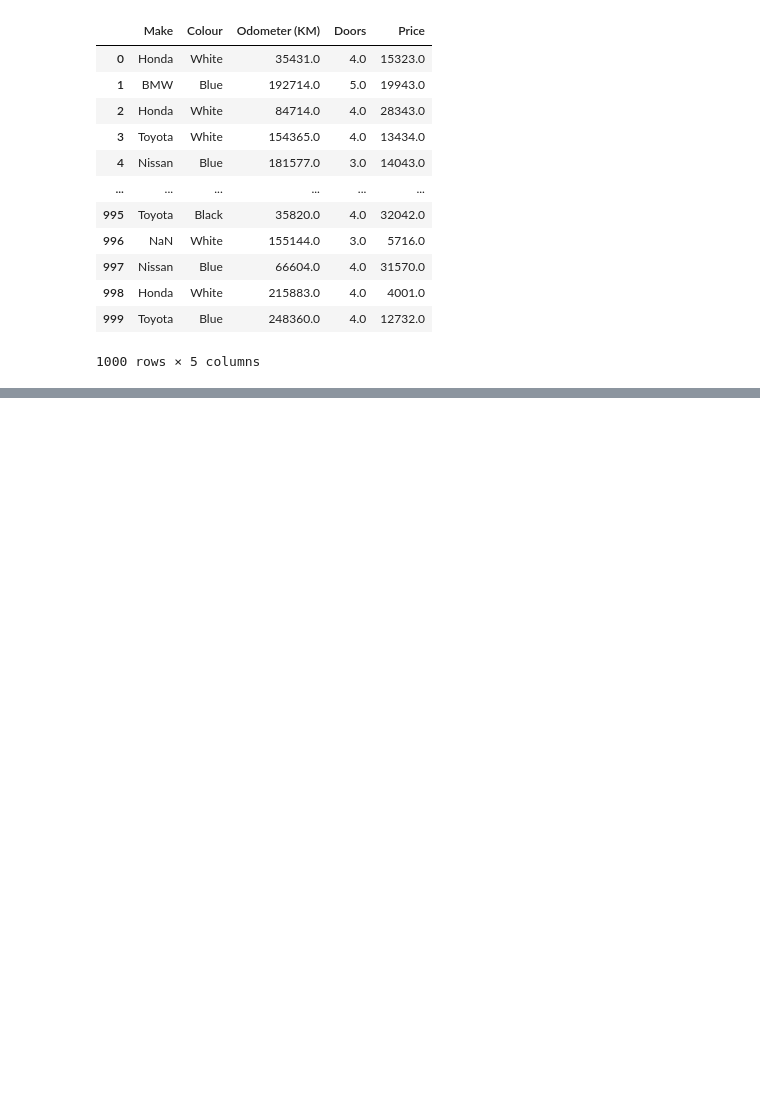
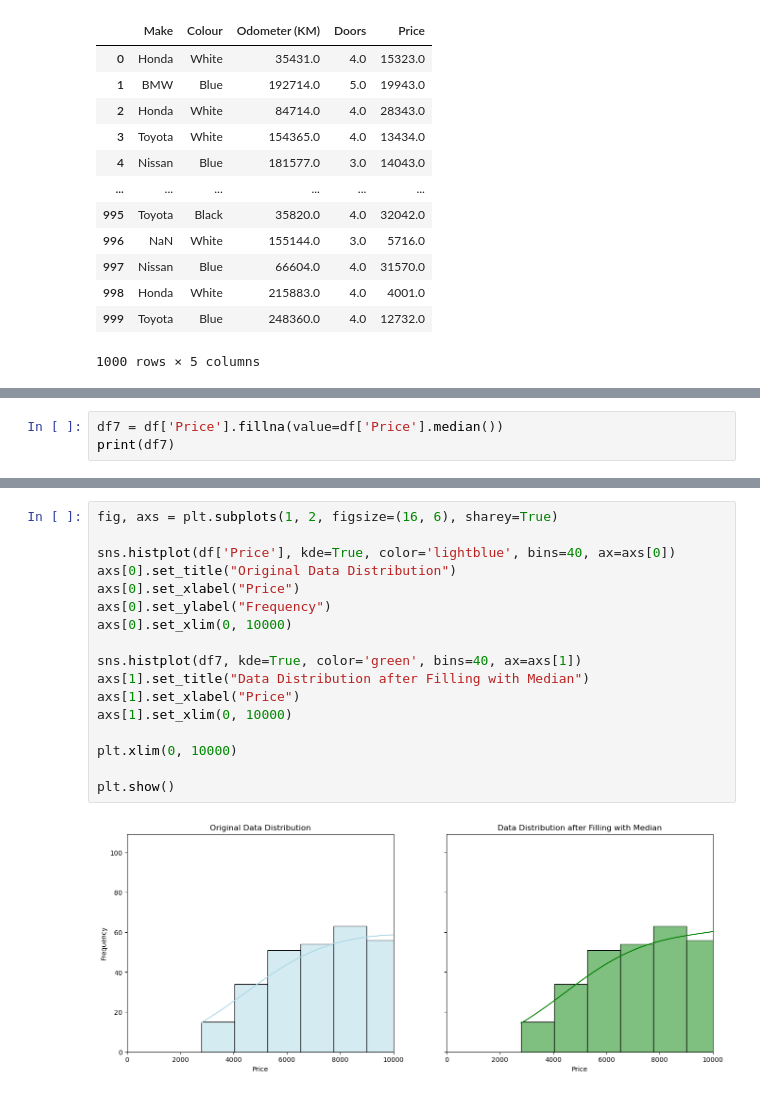
Before and after one commit to SiddharthCh7/Internship-I, a Jupyter notebook: daily_tasks/null_values.ipynb, the cells around one changed output, grey strips where cells are left out. Saved outputs shown, nothing was run; the diff lists cells and outputs as text; blank space fills up the shorter version.

```diff
--- a/daily_tasks/null_values.ipynb
+++ b/daily_tasks/null_values.ipynb
@@ -107,0 +129,3 @@ df5
+# %%
+df7 = df['Price'].fillna(value=df['Price'].median())
+print(df7)
@@ -107,0 +145,19 @@ df5
+# %%
+fig, axs = plt.subplots(1, 2, figsize=(16, 6), sharey=True)
+
+sns.histplot(df['Price'], kde=True, color='lightblue', bins=40, ax=axs[0])
+axs[0].set_title("Original Data Distribution")
+axs[0].set_xlabel("Price")
+axs[0].set_ylabel("Frequency")
+axs[0].set_xlim(0, 10000)
+
+sns.histplot(df7, kde=True, color='green', bins=40, ax=axs[1])
+axs[1].set_title("Data Distribution after Filling with Median")
+axs[1].set_xlabel("Price")
+axs[1].set_xlim(0, 10000)
+
+plt.xlim(0, 10000)
+
+plt.show()
+# %% [output]
+[figure, added]
```
Also changed, not shown: parts of 2 cells of this notebook.
